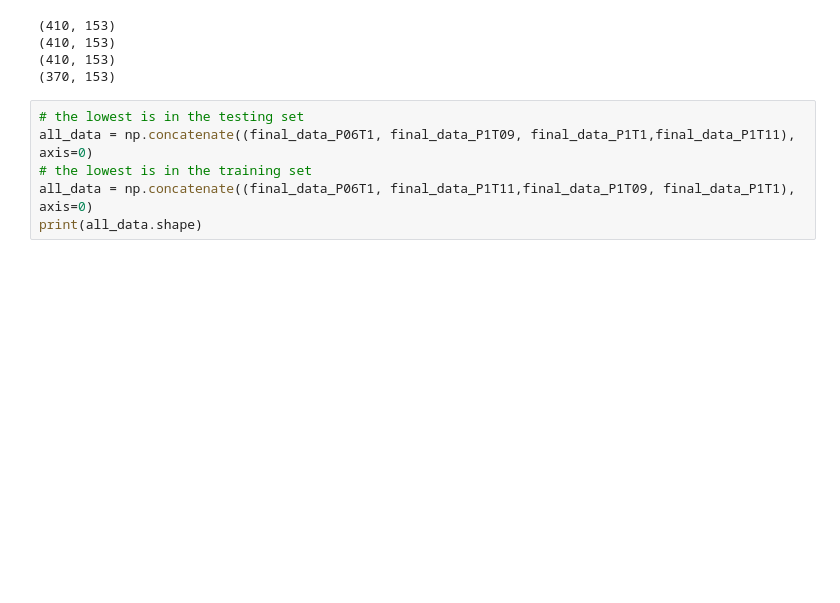
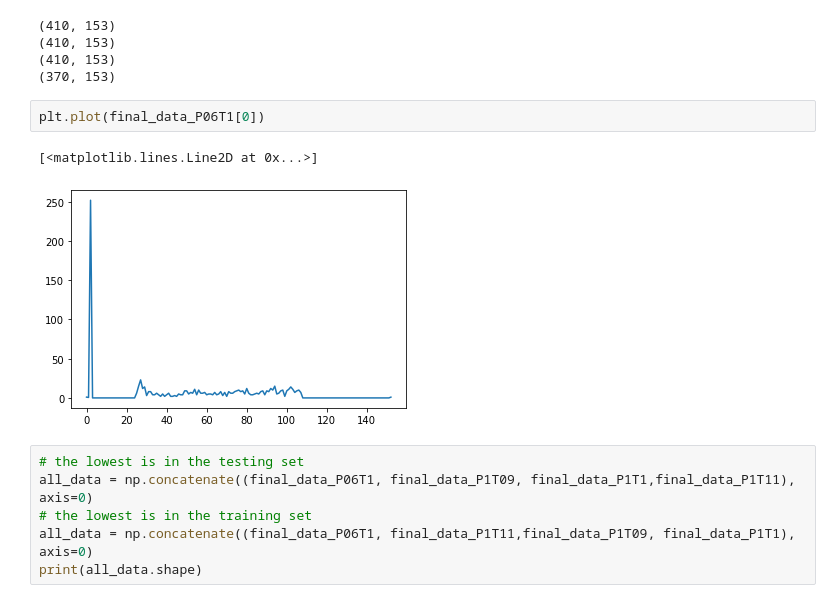
Before and after one commit to ChangyiYang/SimpleLSTM, a Jupyter notebook: GeneralLSTM.ipynb, the cells around one changed output. Saved outputs shown, nothing was run; the diff lists cells and outputs as text; blank space fills up the shorter version.

```diff
--- a/GeneralLSTM.ipynb
+++ b/GeneralLSTM.ipynb
@@ -198,6 +198,11 @@ print(final_data_P1T11.shape)
 (410, 153)
 (410, 153)
 (370, 153)
+# %%
+plt.plot(final_data_P06T1[0])
+# %% [output]
+[<matplotlib.lines.Line2D at 0x...>]
+[figure, added]
 # %%
 # the lowest is in the testing set
 all_data = np.concatenate((final_data_P06T1, final_data_P1T09, final_data_P1T1,final_data_P1T11), axis=0)
```
Also changed, not shown: parts of 11 cells of this notebook, 2 other files.
